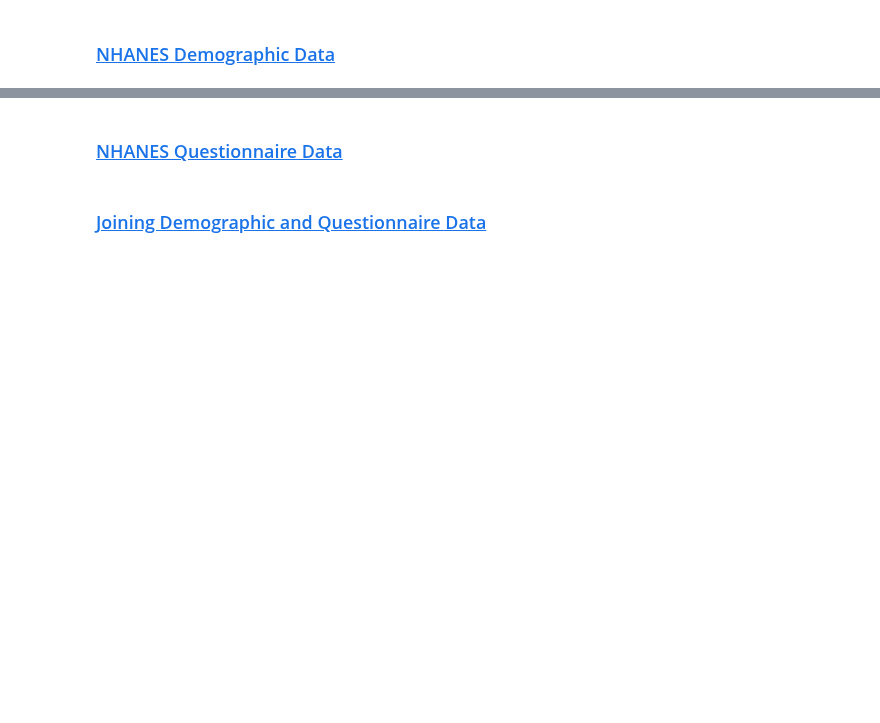
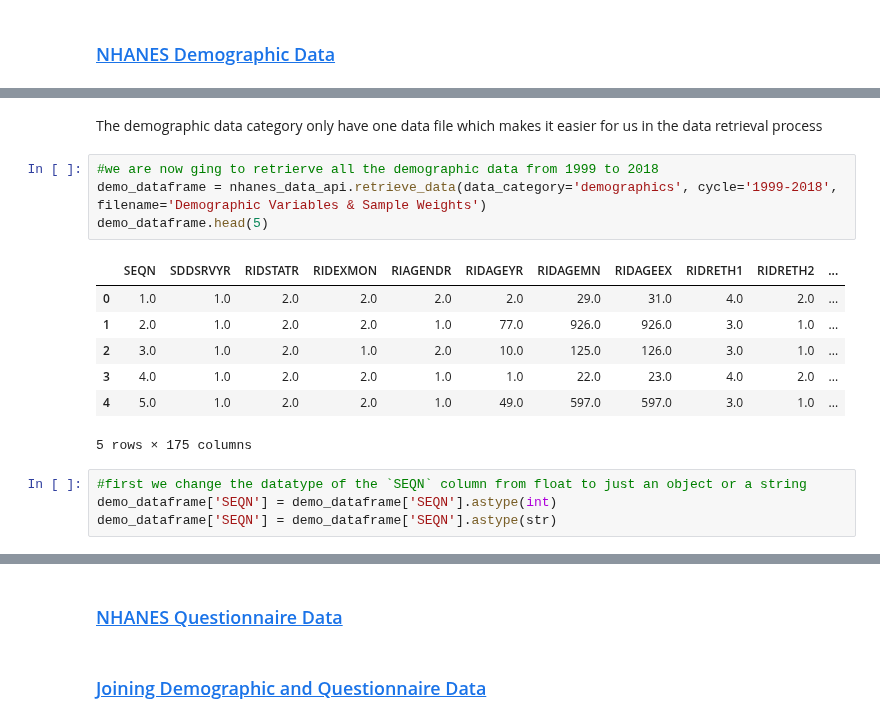
Before and after one commit to kkrusere/NHANES-Data-Visualization-Dashboard-on-Health-Disparities-and-Inequities, a Jupyter notebook: Health-Disparities.ipynb, the cells around one changed output, grey strips where cells are left out. Saved outputs shown, nothing was run; the diff lists cells and outputs as text; blank space fills up the shorter version.

```diff
--- a/Health-Disparities.ipynb
+++ b/Health-Disparities.ipynb
@@ -92,0 +127,18 @@ nhanes_data_api = NHANESDataAPI()
+# %% [markdown]
+The demographic data category only have one data file which makes it easier for us in the data retrieval process
+# %%
+#we are now ging to retrierve all the demographic data from 1999 to 2018
+demo_dataframe = nhanes_data_api.retrieve_data(data_category='demographics', cycle='1999-2018', filename='Demographic Variables & Sample Weights')
+demo_dataframe.head(5)
+# %% [output]
+|  | SEQN | SDDSRVYR | RIDSTATR | RIDEXMON | RIAGENDR | RIDAGEYR | RIDAGEMN | RIDAGEEX | RIDRETH1 | RIDRETH2 | ... |
+| 0 | 1.0 | 1.0 | 2.0 | 2.0 | 2.0 | 2.0 | 29.0 | 31.0 | 4.0 | 2.0 | ... |
+| 1 | 2.0 | 1.0 | 2.0 | 2.0 | 1.0 | 77.0 | 926.0 | 926.0 | 3.0 | 1.0 | ... |
+| 2 | 3.0 | 1.0 | 2.0 | 1.0 | 2.0 | 10.0 | 125.0 | 126.0 | 3.0 | 1.0 | ... |
+| 3 | 4.0 | 1.0 | 2.0 | 2.0 | 1.0 | 1.0 | 22.0 | 23.0 | 4.0 | 2.0 | ... |
+| 4 | 5.0 | 1.0 | 2.0 | 2.0 | 1.0 | 49.0 | 597.0 | 597.0 | 3.0 | 1.0 | ... |
+5 rows × 175 columns
+# %%
+#first we change the datatype of the `SEQN` column from float to just an object or a string
+demo_dataframe['SEQN'] = demo_dataframe['SEQN'].astype(int)
+demo_dataframe['SEQN'] = demo_dataframe['SEQN'].astype(str)
```
Also changed, not shown: parts of 22 cells of this notebook, 1 other file.
